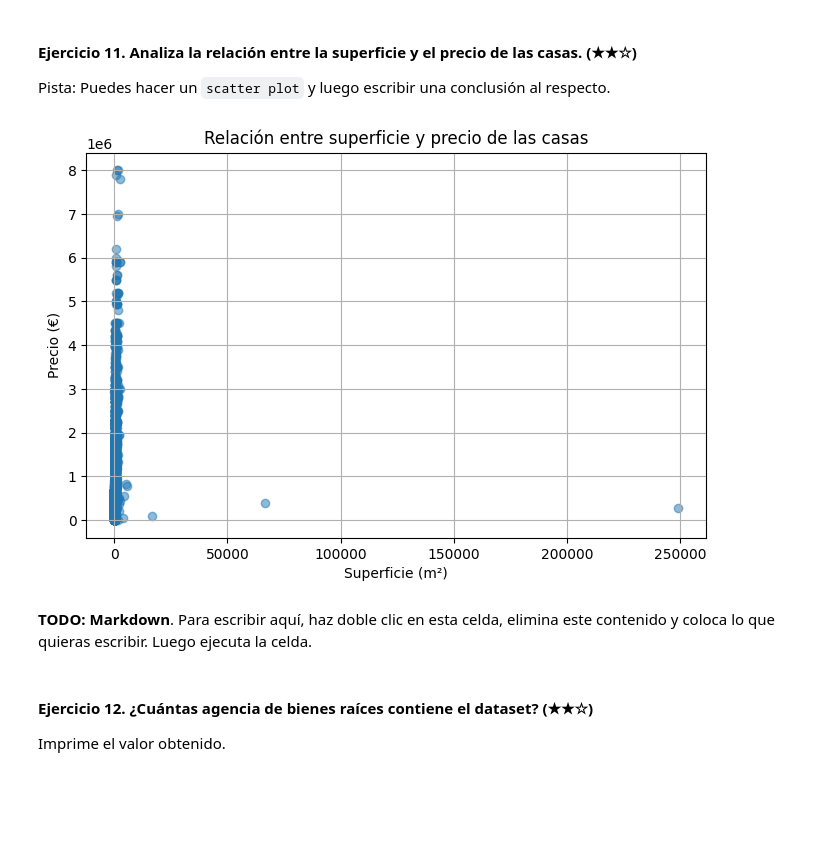
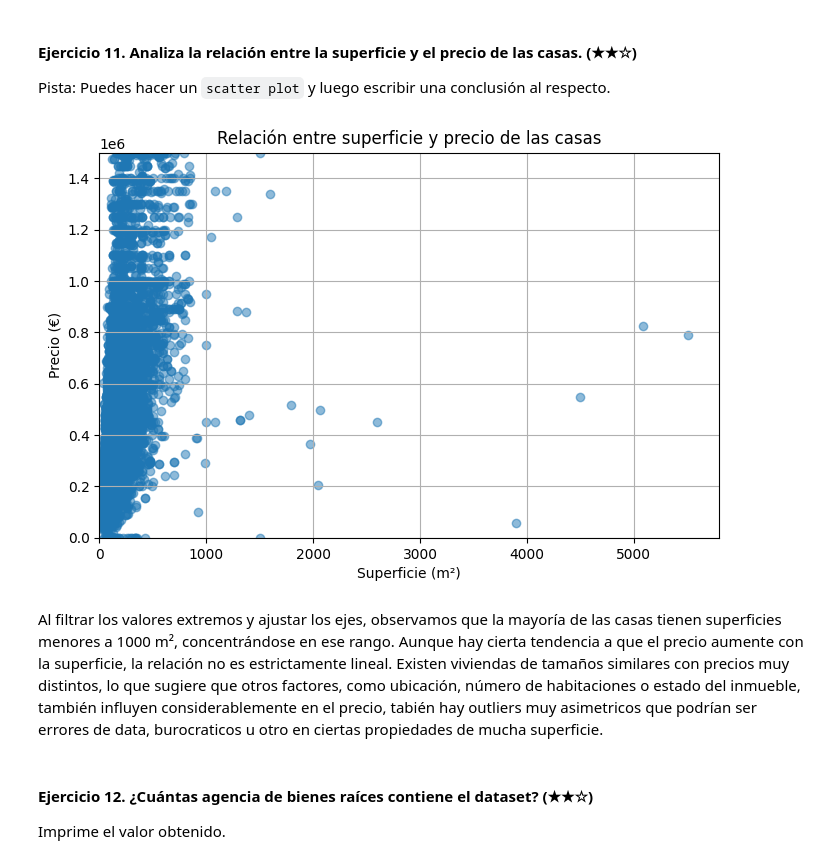
Before and after one commit to VictorNTH135/realestate-datacleanup-exercise, a Jupyter notebook: project.es.ipynb, the cells around one changed output. Cells and saved outputs as stored; diff of their text form; code cells hidden in the pictures; blank space fills up the shorter version.

```diff
--- a/project.es.ipynb
+++ b/project.es.ipynb
@@ -230,16 +230,18 @@ Pista: Puedes hacer un `scatter plot` y luego escribir una conclusión al respec
 # %%
 import matplotlib.pyplot as plt
 plt.figure(figsize=(8, 5))
 plt.scatter(ds["surface"], ds["price"], alpha=0.5)
 plt.title("Relación entre superficie y precio de las casas")
 plt.xlabel("Superficie (m²)")
 plt.ylabel("Precio (€)")
+plt.xlim(0, 5800)
+plt.ylim(0, 1_500_000)
 plt.grid(True)
 plt.show()
 # %% [output]
-[figure, old version]
+[figure, new version]
 # %% [markdown]
-**TODO: Markdown**. Para escribir aquí, haz doble clic en esta celda, elimina este contenido y coloca lo que quieras escribir. Luego ejecuta la celda.
+Al filtrar los valores extremos y ajustar los ejes, observamos que la mayoría de las casas tienen superficies menores a 1000 m², concentrándose en ese rango. Aunque hay cierta tendencia a que el precio aumente con la superficie, la relación no es estrictamente lineal. Existen viviendas de tamaños similares con precios muy distintos, lo que sugiere que otros factores, como ubicación, número de habitaciones o estado del inmueble, también influyen considerablemente en el precio, tabién hay outliers muy asimetricos que podrían ser errores de data, burocraticos u otro en ciertas propiedades de mucha superficie.
 # %% [markdown]
 #### Ejercicio 12. ¿Cuántas agencia de bienes raíces contiene el dataset? (★★☆)
 
```
Also changed, not shown: parts of 3 cells of this notebook.
